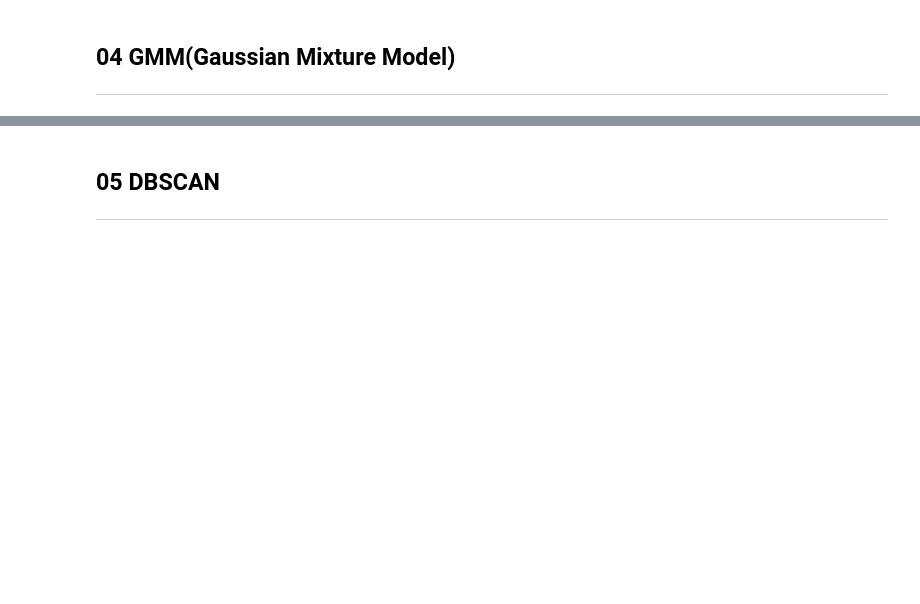
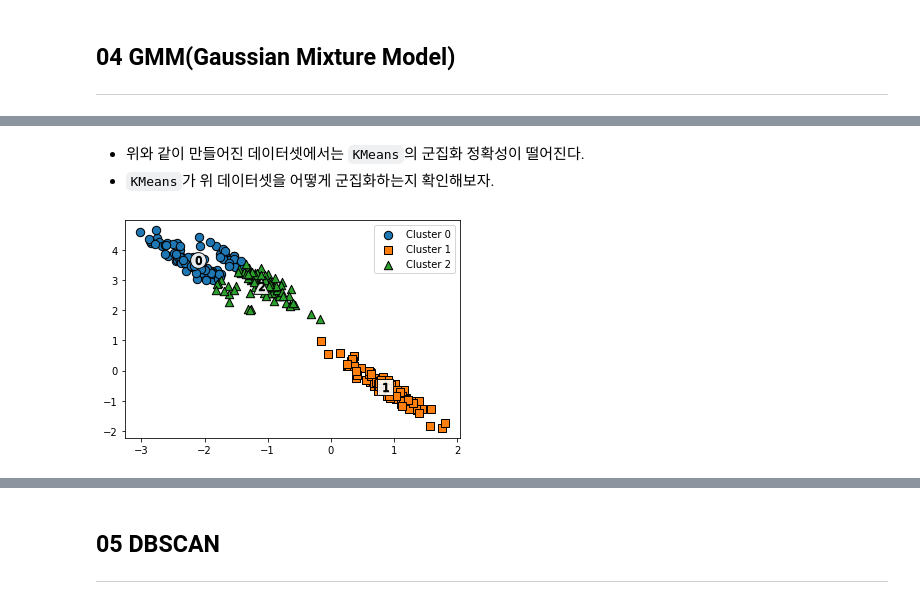
Before and after one commit to Dkepffl/2022-1-ESAA, a Jupyter notebook: Assignment/Assignment0624_Clustering.ipynb, the cells around one changed output, grey strips where cells are left out. Drawn from its saved outputs; the diff is of its cells as text; code cells hidden in the pictures; blank space fills up the shorter version.

```diff
--- a/Assignment/Assignment0624_Clustering.ipynb
+++ b/Assignment/Assignment0624_Clustering.ipynb
@@ -574,0 +715,12 @@ ___
+# %% [markdown]
+- 위와 같이 만들어진 데이터셋에서는 `KMeans`의 군집화 정확성이 떨어진다.
+- `KMeans`가 위 데이터셋을 어떻게 군집화하는지 확인해보자.
+# %%
+# 3개의 군집 기반 Kmeans를 X_aniso 데이터셋에 적용
+kmeans = KMeans(3, random_state = 0)
+kmeans_label = kmeans.fit_predict(X_aniso)
+clusterDF['kmeans_label'] = kmeans_label
+
+visualize_cluster_plot(kmeans, clusterDF, 'kmeans_label',iscenter = True)
+# %% [output]
+[figure, added]
```
Also changed, not shown: parts of 52 cells of this notebook.
